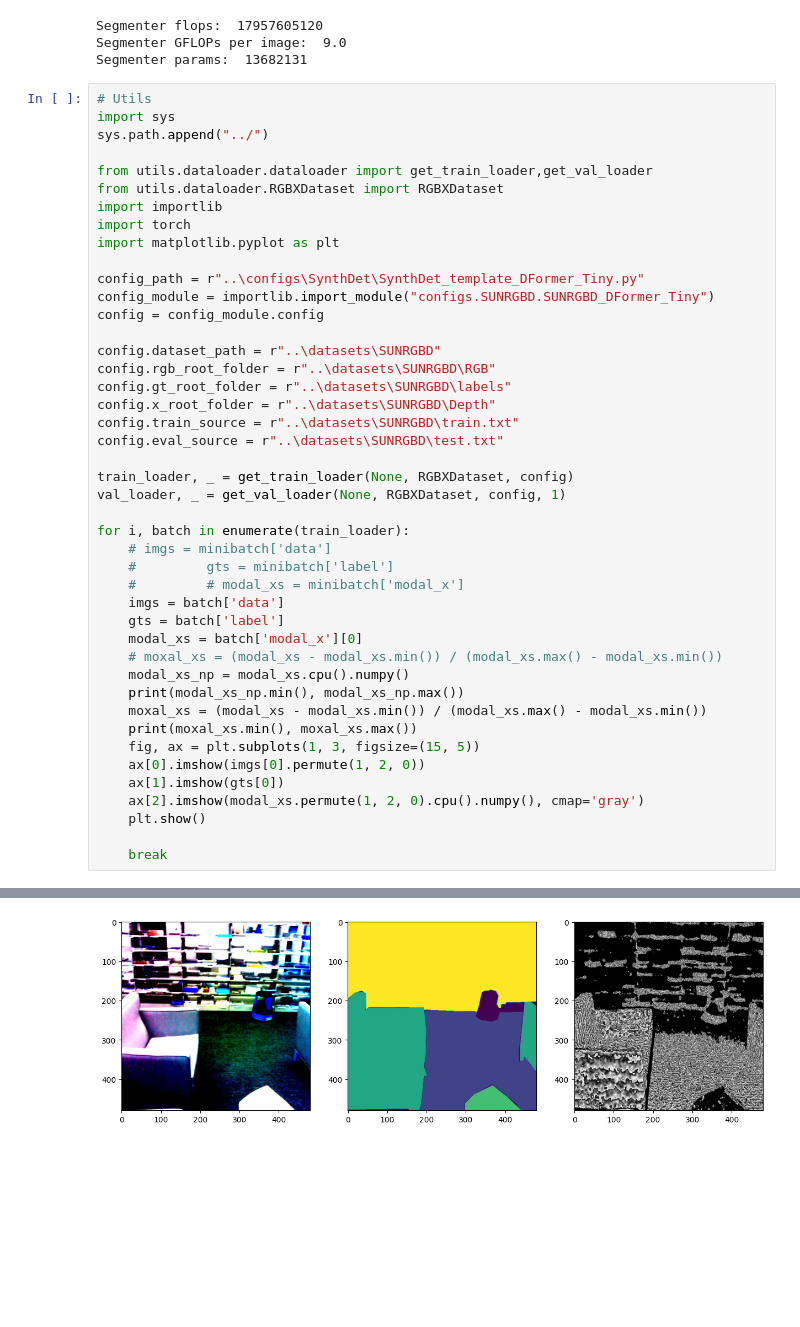
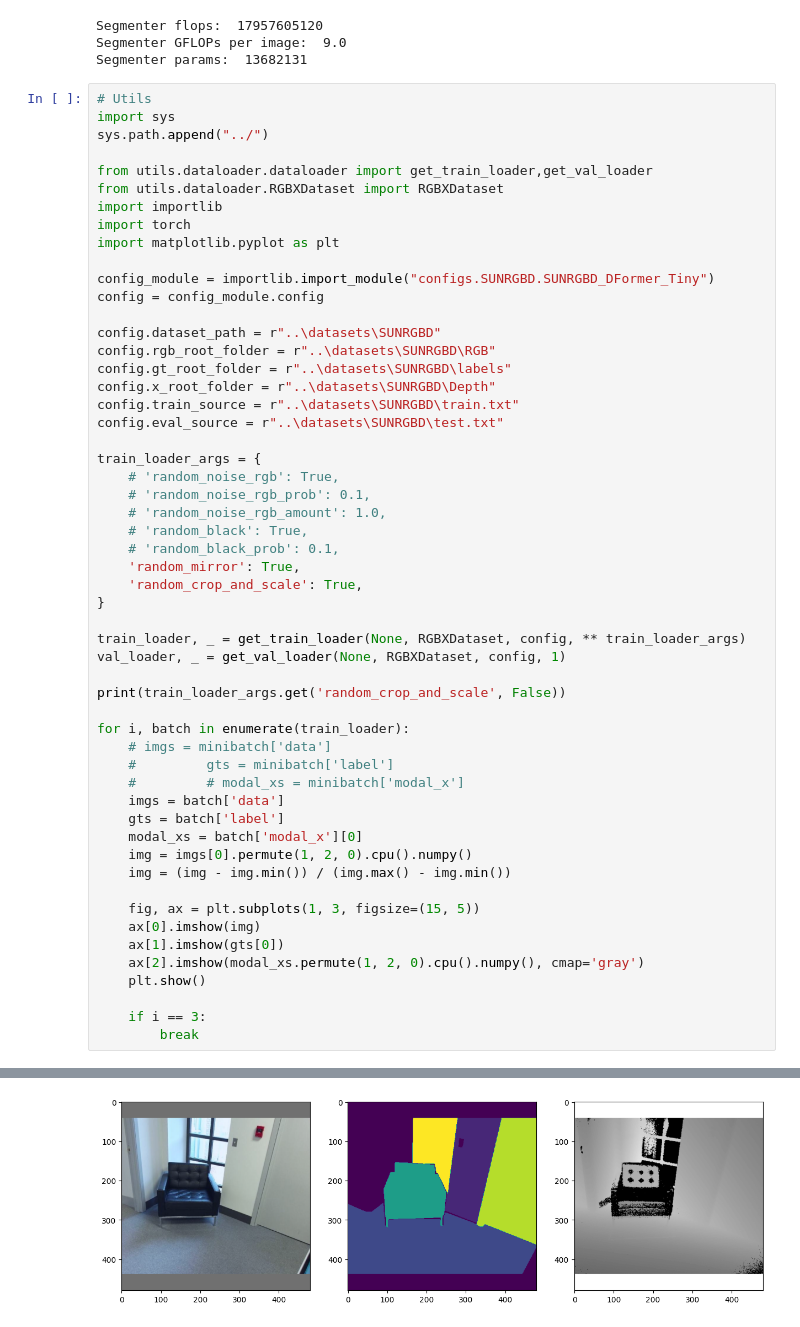
Before and after one commit to pascalbenschopTU/Testing-RGBD-segmentation, a Jupyter notebook: code/UsefullnessOfDepth/jupyter_notebooks/model_analyzer.ipynb, the cells around one changed output, grey strips where cells are left out. Saved outputs shown, nothing was run; the diff lists cells and outputs as text; blank space fills up the shorter version.

```diff
--- a/code/UsefullnessOfDepth/jupyter_notebooks/model_analyzer.ipynb
+++ b/code/UsefullnessOfDepth/jupyter_notebooks/model_analyzer.ipynb
@@ -203,7 +203,6 @@ import importlib
 import torch
 import matplotlib.pyplot as plt
 
-config_path = r"..\configs\SynthDet\SynthDet_template_DFormer_Tiny.py"
 config_module = importlib.import_module("configs.SUNRGBD.SUNRGBD_DFormer_Tiny")
 config = config_module.config
 
@@ -214,8 +213,20 @@ config.x_root_folder = r"..\datasets\SUNRGBD\Depth"
 config.train_source = r"..\datasets\SUNRGBD\train.txt"
 config.eval_source = r"..\datasets\SUNRGBD\test.txt"
 
-train_loader, _ = get_train_loader(None, RGBXDataset, config)
+train_loader_args = {
+    # 'random_noise_rgb': True,
+    # 'random_noise_rgb_prob': 0.1,
+    # 'random_noise_rgb_amount': 1.0,
+    # 'random_black': True,
+    # 'random_black_prob': 0.1,
+    'random_mirror': True,
+    'random_crop_and_scale': True,
+}
+
+train_loader, _ = get_train_loader(None, RGBXDataset, config, ** train_loader_args)
 val_loader, _ = get_val_loader(None, RGBXDataset, config, 1)
+
+print(train_loader_args.get('random_crop_and_scale', False))
 
 for i, batch in enumerate(train_loader):
     # imgs = minibatch['data']
@@ -224,16 +235,15 @@ for i, batch in enumerate(train_loader):
     imgs = batch['data']
     gts = batch['label']
     modal_xs = batch['modal_x'][0]
-    # moxal_xs = (modal_xs - modal_xs.min()) / (modal_xs.max() - modal_xs.min())
-    modal_xs_np = modal_xs.cpu().numpy()
-    print(modal_xs_np.min(), modal_xs_np.max())
-    moxal_xs = (modal_xs - modal_xs.min()) / (modal_xs.max() - modal_xs.min())
-    print(moxal_xs.min(), moxal_xs.max())
+    img = imgs[0].permute(1, 2, 0).cpu().numpy()
+    img = (img - img.min()) / (img.max() - img.min())
+
     fig, ax = plt.subplots(1, 3, figsize=(15, 5))
-    ax[0].imshow(imgs[0].permute(1, 2, 0))
+    ax[0].imshow(img)
     ax[1].imshow(gts[0])
     ax[2].imshow(modal_xs.permute(1, 2, 0).cpu().numpy(), cmap='gray')
     plt.show()
 
-    break
+    if i == 3:
+        break
 # %% [output]
@@ -243 +252 @@ tensor(0.) tensor(1.)
-[figure, old version]
+[figure, new version]
```
Also changed, not shown: parts of 1 cell of this notebook, 24 other files.
